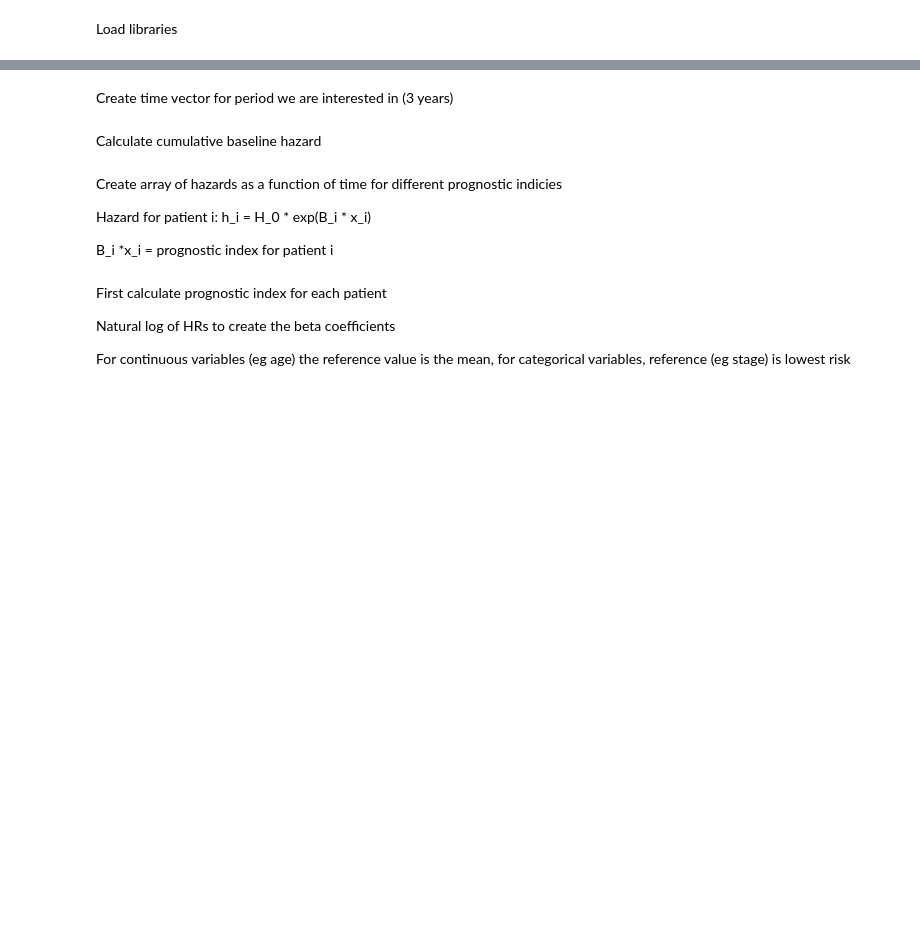
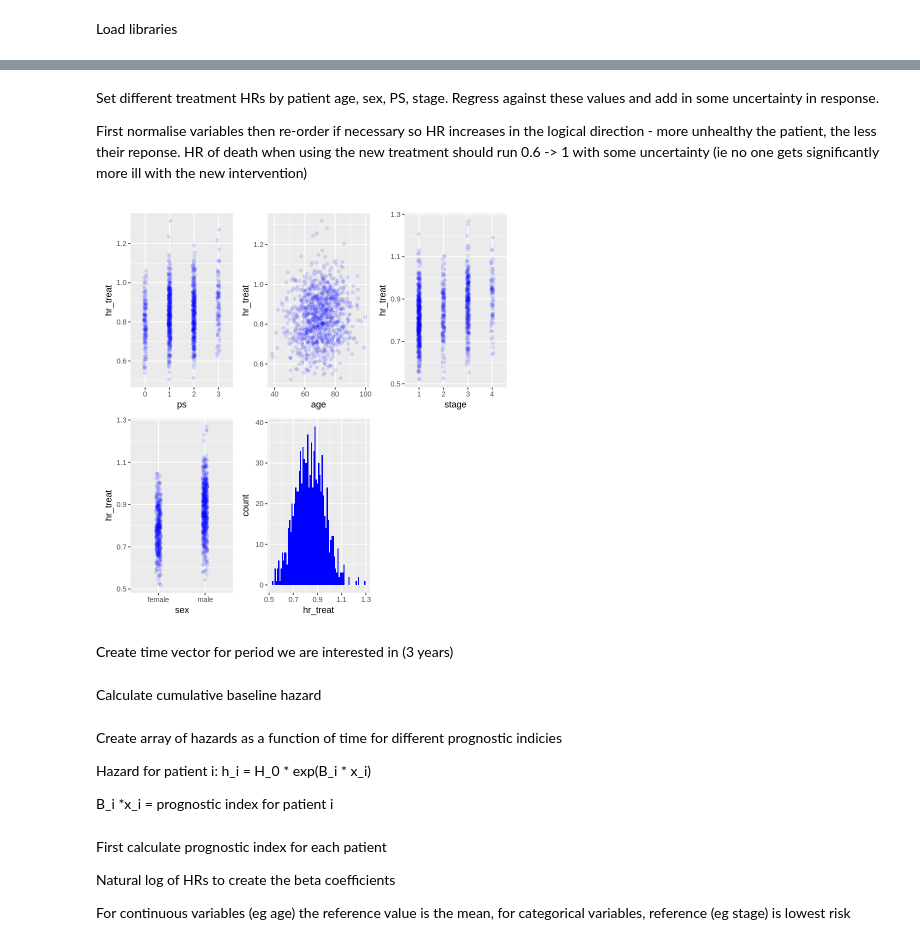
Before and after one commit to gpricechristie/introductionToClinicalTrials, a Jupyter notebook: simulateSurvivalData.ipynb, the cells around one changed output, grey strips where cells are left out. Cells and saved outputs as stored; diff of their text form; code cells hidden in the pictures; blank space fills up the shorter version.

```diff
--- a/simulateSurvivalData.ipynb
+++ b/simulateSurvivalData.ipynb
@@ -91,3 +115,33 @@ ggplot(patients,aes(x=gtv)) +
+# %% [markdown]
+Set different treatment HRs by patient age, sex, PS, stage. Regress against these values and add in some uncertainty in response.
+
+First normalise variables then re-order if necessary so HR increases in the logical direction - more unhealthy the patient, the less their reponse.
+HR of death when using the new treatment should run 0.6 -> 1 with some uncertainty (ie no one gets significantly more ill with the new intervention)
+# %%
+age_norm = (age-median(patients$age))/(max(patients$age)-min(patients$age))
+age_norm=age_norm-min(age_norm)
+ps_norm = (as.numeric(patients$ps)-median(as.numeric(patients$ps)))/3
+stage_norm = (as.numeric(patients$stage)-1)/3
+sex_norm = rep(0,length(patients$sex))
+sex_norm[which(patients$sex == 'male')] = 1
+
+hr_treat = abs((age_norm + ps_norm + sex_norm + stage_norm) + rnorm(n=length(patients$sex), mean=0, sd=0.1))
+hr_treat = ((hr_treat-min(hr_treat)) / (max(hr_treat)-min(hr_treat))) *0.3 + 0.7 + rnorm(n=length(patients$sex), mean=0, sd=0.1)
+patients$hr_treat = hr_treat
+
+p1 = ggplot(data=patients, aes(y=hr_treat)) +
+  geom_point(aes(x=ps),alpha = 0.1, position=position_jitter(height=.05, width=.05),colour='blue')
+p2 = ggplot(data=patients, aes(y=hr_treat)) +
+  geom_point(aes(x=age),alpha = 0.1, position=position_jitter(height=.05, width=.05),colour='blue')
+p3 = ggplot(data=patients, aes(y=hr_treat)) +
+  geom_point(aes(x=stage),alpha = 0.1, position=position_jitter(height=.05, width=.05),colour='blue')
+p4 = ggplot(data=patients, aes(y=hr_treat)) +
+  geom_point(aes(x=sex),alpha = 0.1, position=position_jitter(height=.05, width=.05),colour='blue')
+p5 = ggplot(patients,aes(x=hr_treat)) +
+  geom_histogram(fill='blue',binwidth=0.01)
+p1+p2+p3+p4+p5
+# %% [output]
+[figure, added]
 # %% [markdown]
 Create time vector for period we are interested in (3 years)
 # %%
```
Also changed, not shown: parts of 60 cells of this notebook.
